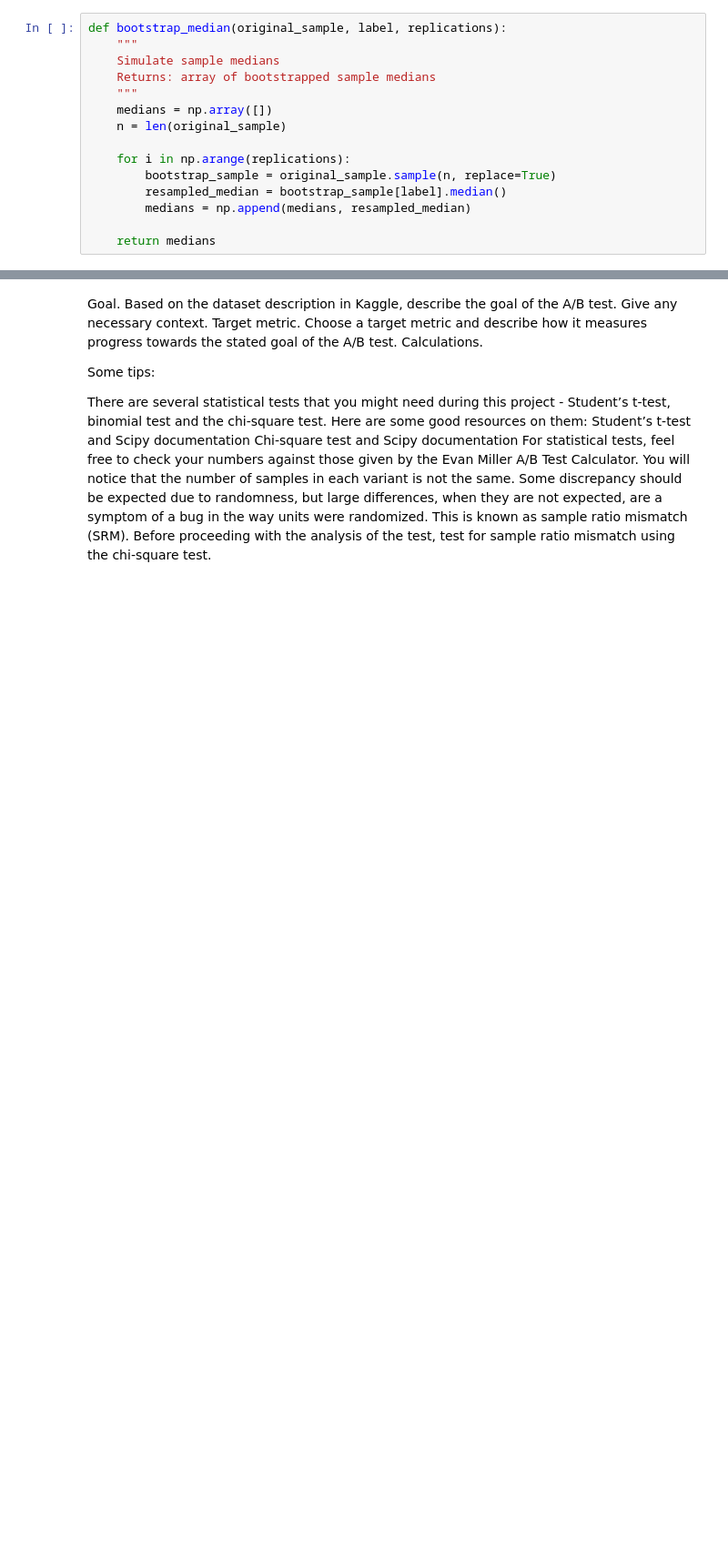
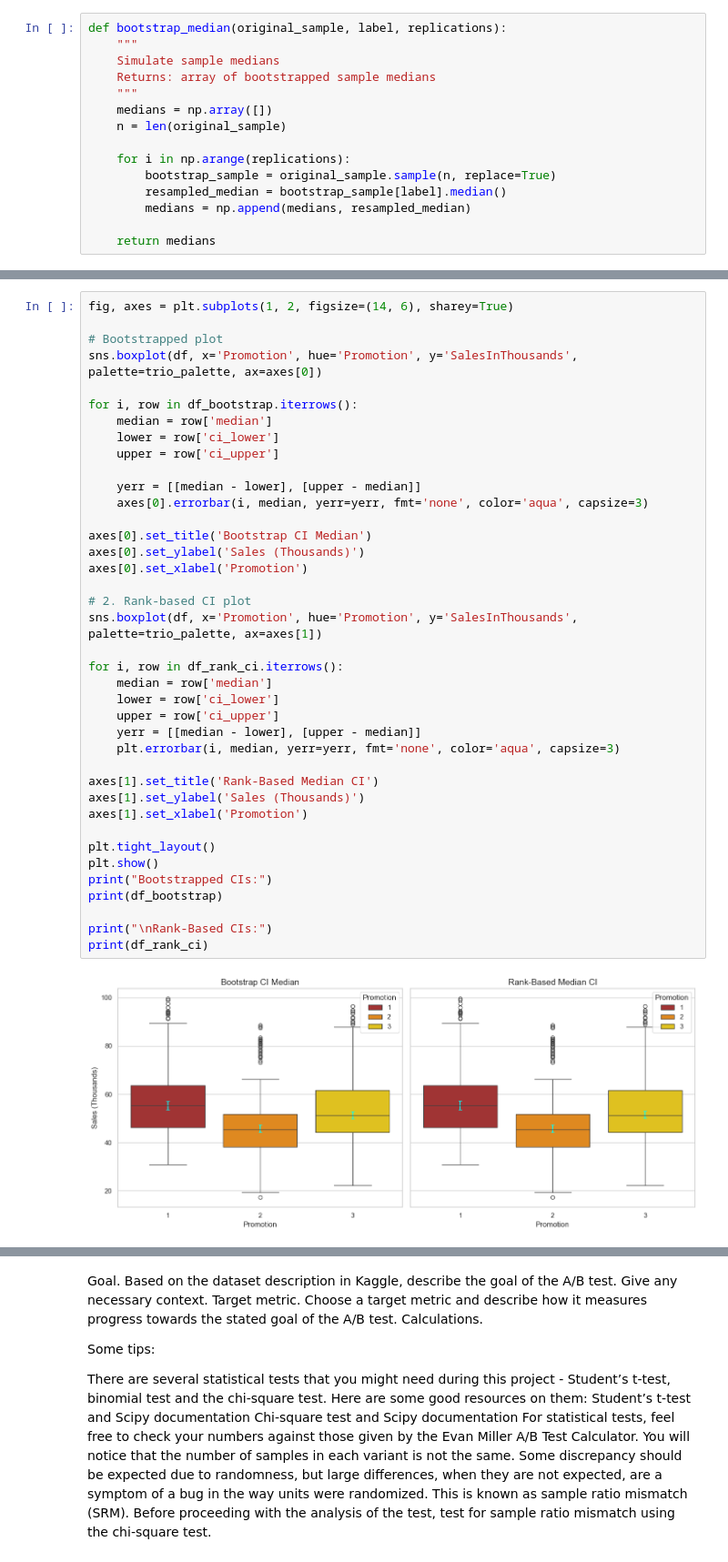
Before and after one commit to giddygarcia/ab-testing, a Jupyter notebook: fast-food.ipynb, the cells around one changed output, grey strips where cells are left out. Shown at 91% size. Drawn from its saved outputs; the diff is of its cells as text; blank space fills up the shorter version.

```diff
--- a/fast-food.ipynb
+++ b/fast-food.ipynb
@@ -557,0 +537,41 @@ The actual percentage difference in retention rates is small (~0.8% difference),
+# %%
+fig, axes = plt.subplots(1, 2, figsize=(14, 6), sharey=True)
+
+# Bootstrapped plot
+sns.boxplot(df, x='Promotion', hue='Promotion', y='SalesInThousands', palette=trio_palette, ax=axes[0])
+
+for i, row in df_bootstrap.iterrows():
+    median = row['median']
+    lower = row['ci_lower']
+    upper = row['ci_upper']
+
+    yerr = [[median - lower], [upper - median]]
+    axes[0].errorbar(i, median, yerr=yerr, fmt='none', color='aqua', capsize=3)
+
+axes[0].set_title('Bootstrap CI Median')
+axes[0].set_ylabel('Sales (Thousands)')
+axes[0].set_xlabel('Promotion')
+
+# 2. Rank-based CI plot
+sns.boxplot(df, x='Promotion', hue='Promotion', y='SalesInThousands', palette=trio_palette, ax=axes[1])
+
+for i, row in df_rank_ci.iterrows():
+    median = row['median']
+    lower = row['ci_lower']
+    upper = row['ci_upper']
+    yerr = [[median - lower], [upper - median]]
+    plt.errorbar(i, median, yerr=yerr, fmt='none', color='aqua', capsize=3)
+
+axes[1].set_title('Rank-Based Median CI')
+axes[1].set_ylabel('Sales (Thousands)')
+axes[1].set_xlabel('Promotion')
+
+plt.tight_layout()
+plt.show()
+print("Bootstrapped CIs:")
+print(df_bootstrap)
+
+print("\nRank-Based CIs:")
+print(df_rank_ci)
+# %% [output]
+[figure, added]
```
Also changed, not shown: parts of 32 cells of this notebook.
